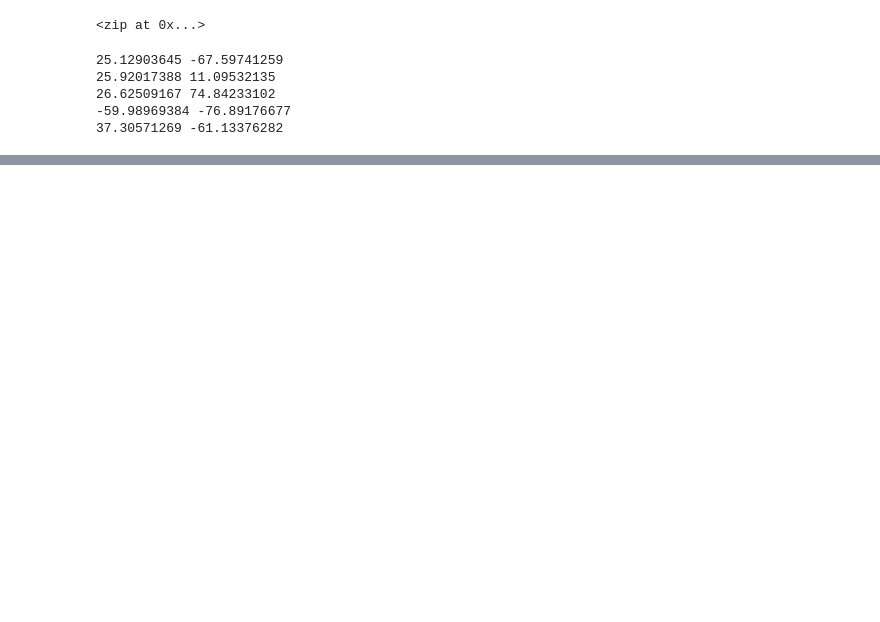
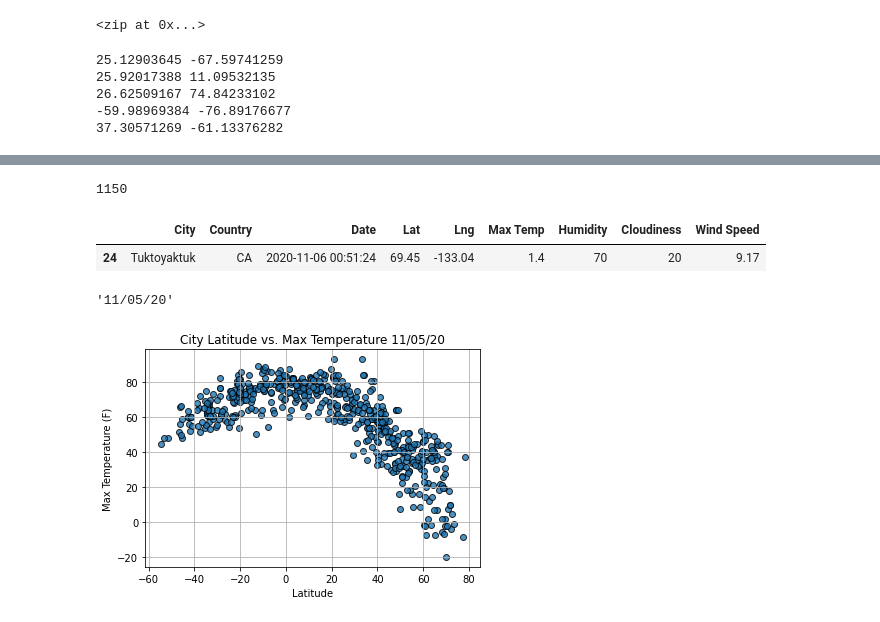
Before and after one commit to JLUT/World_Weather_Analysis, a Jupyter notebook: WeatherPy.ipynb, the cells around one changed output, grey strips where cells are left out. Cells and saved outputs as stored; diff of their text form; code cells hidden in the pictures; blank space fills up the shorter version.

Commit message:
weatherpy

```diff
--- a/WeatherPy.ipynb
+++ b/WeatherPy.ipynb
@@ -5,0 +12,4 @@ import numpy as np
+# %%
+# Starting URL for Weather Map API Call.
+url = "http://api.openweathermap.org/data/2.5/weather?units=Imperial&APPID=" + weather_api_key
+print(url)
@@ -47,0 +80,10 @@ len(cities)
+# %%
+# Loop through all the cities in our list.
+for i in range(len(cities)):
+
+    # Group cities in sets of 50 for logging purposes.
+    if (i % 50 == 0 and i >= 50):
+        set_count += 1
+        record_count = 1
+    # Create endpoint URL with each city.
+    city_url = url + "&q=" + "i"
@@ -47,0 +159,12 @@ len(cities)
+# %%
+len(city_data)
+# %% [output]
+1150
+# %%
+# Convert the array of dictionaries to a Pandas DataFrame.
+city_data_df = pd.DataFrame(city_data)
+city_data_df.head()
+city_data_df[city_data_df["City"] == 'Tuktoyaktuk']
+# %% [output]
+|  | City | Country | Date | Lat | Lng | Max Temp | Humidity | Cloudiness | Wind Speed |
+| 24 | Tuktoyaktuk | CA | 2020-11-06 00:51:24 | 69.45 | -133.04 | 1.4 | 70 | 20 | 9.17 |
@@ -47,0 +176,35 @@ len(cities)
+# %%
+# Extract relevant fields from the DataFrame for plotting.
+lats = city_data_df["Lat"]
+max_temps = city_data_df["Max Temp"]
+humidity = city_data_df["Humidity"]
+cloudiness = city_data_df["Cloudiness"]
+wind_speed = city_data_df["Wind Speed"]
+# %%
+# Import the time module.
+import time
+# Get today's date in seconds.
+today = time.strftime("%x")
+today
+# %% [output]
+'11/05/20'
+# %%
+# Build the scatter plot for latitude vs. max temperature.
+plt.scatter(lats,
+            max_temps,
+            edgecolor="black", linewidths=1, marker="o",
+            alpha=0.8, label="Cities")
+
+# Incorporate the other graph properties.
+plt.title(f"City Latitude vs. Max Temperature "+ time.strftime("%x"))
+plt.ylabel("Max Temperature (F)")
+plt.xlabel("Latitude")
+plt.grid(True)
+
+# Save the figure.
+plt.savefig("weather_data/Fig1.png")
+
+# Show plot.
+plt.show()
+# %% [output]
+[figure, added]
```
Also changed, not shown: parts of 28 cells of this notebook.
